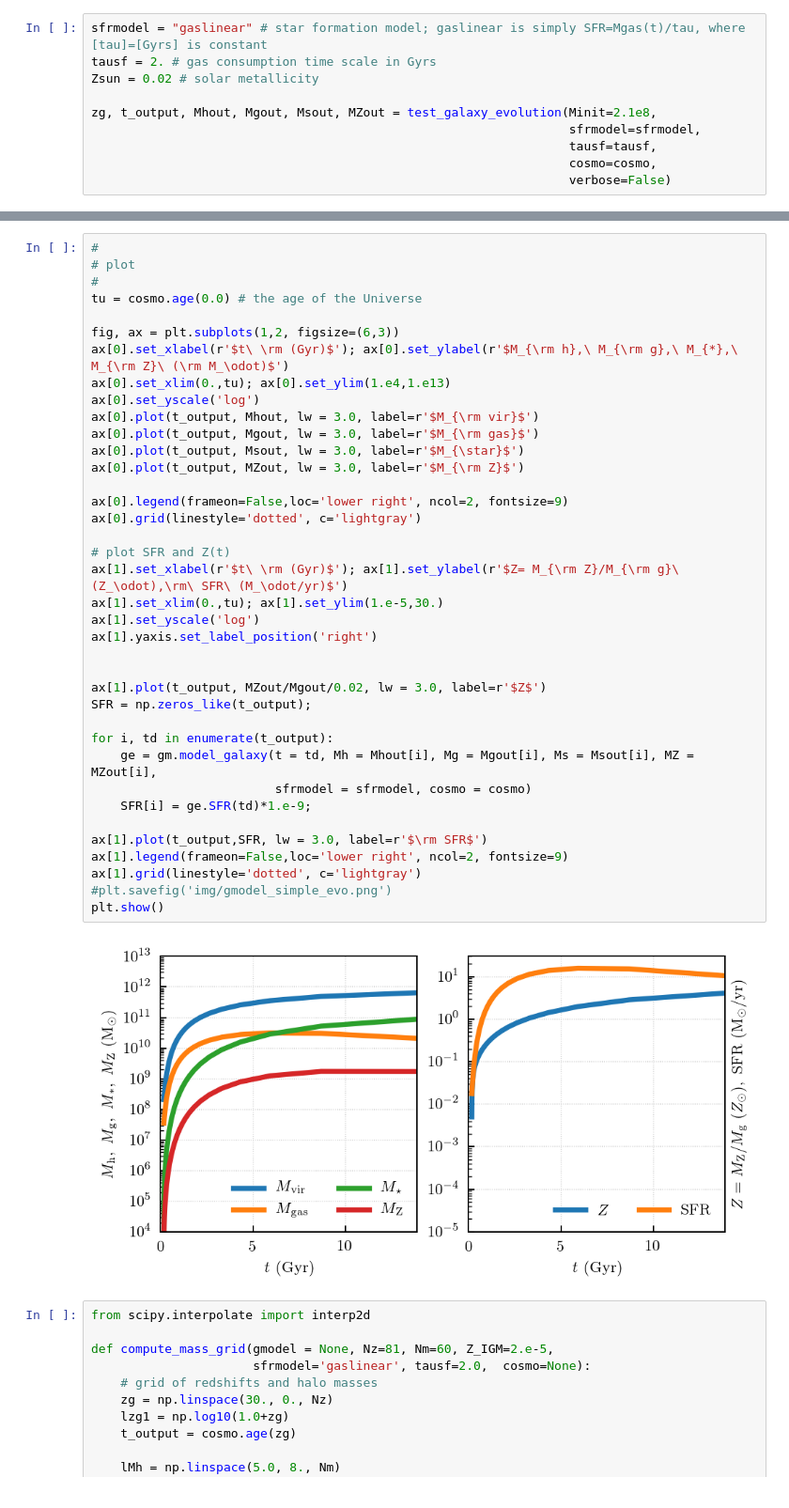
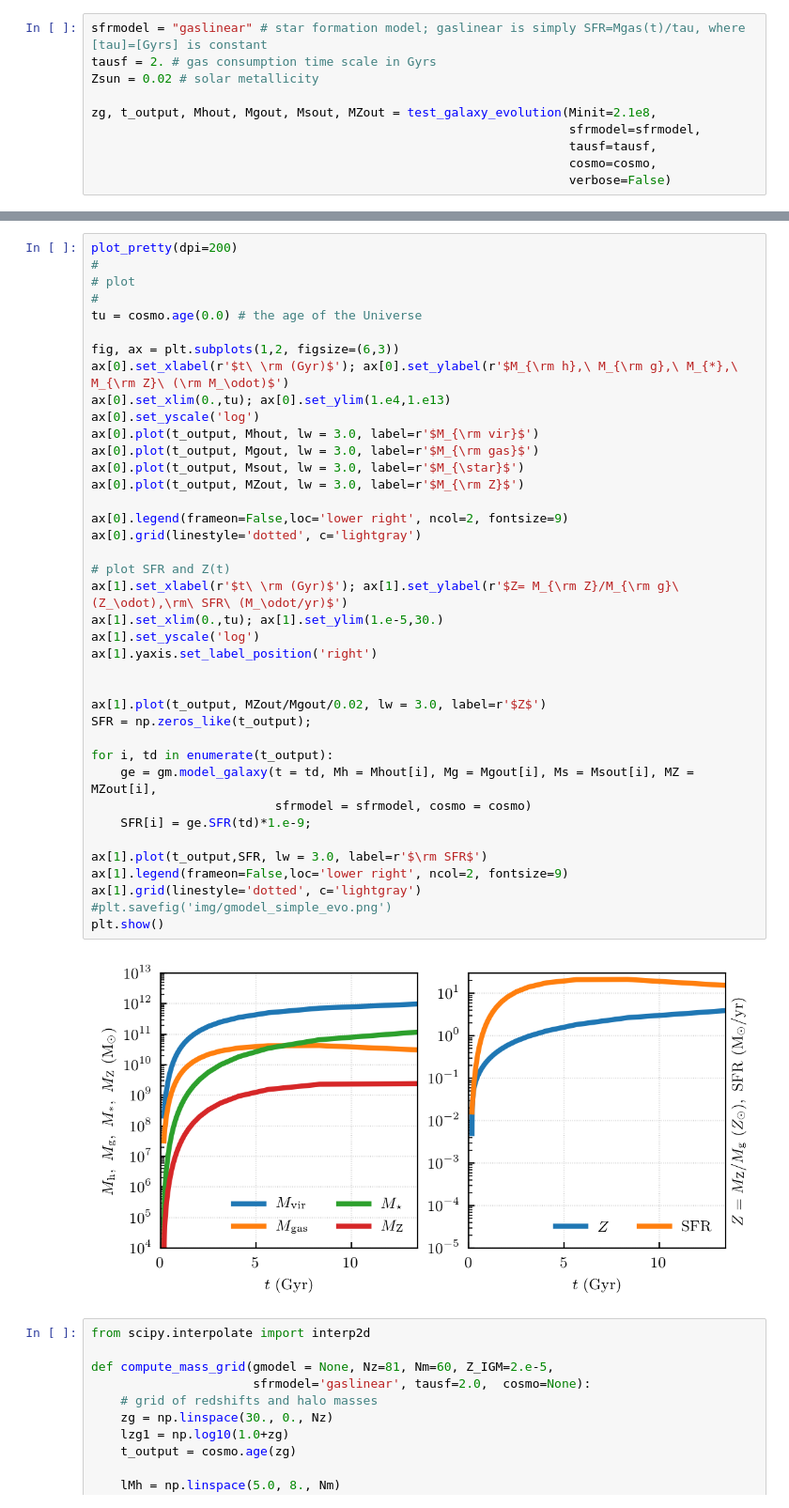
Before and after one commit to a-kravtsov/astrosoma19, a Jupyter notebook: l04_peak_profile_MAH.ipynb, the cells around one changed output, grey strips where cells are left out. Shown at 94% size. Cells and saved outputs as stored; diff of their text form.

```diff
--- a/l04_peak_profile_MAH.ipynb
+++ b/l04_peak_profile_MAH.ipynb
@@ -349,6 +352,7 @@ zg, t_output, Mhout, Mgout, Msout, MZout = test_galaxy_evolution(Minit=2.1e8,
 <img width="700" align="center" src="img/gmodel_simple_evo.png"></img>
 </center>
 # %%
+plot_pretty(dpi=200)
 #
 # plot
 #
@@ -360,34 +364,34 @@ ax[0].set_xlim(0.,tu); ax[0].set_ylim(1.e4,1.e13)
 ax[0].set_yscale('log')
 ax[0].plot(t_output, Mhout, lw = 3.0, label=r'$M_{\rm vir}$')
 ax[0].plot(t_output, Mgout, lw = 3.0, label=r'$M_{\rm gas}$')
 ax[0].plot(t_output, Msout, lw = 3.0, label=r'$M_{\star}$')
 ax[0].plot(t_output, MZout, lw = 3.0, label=r'$M_{\rm Z}$')
 
 ax[0].legend(frameon=False,loc='lower right', ncol=2, fontsize=9)
 ax[0].grid(linestyle='dotted', c='lightgray')
 
 # plot SFR and Z(t)
 ax[1].set_xlabel(r'$t\ \rm (Gyr)$'); ax[1].set_ylabel(r'$Z= M_{\rm Z}/M_{\rm g}\ (Z_\odot),\rm\ SFR\ (M_\odot/yr)$')
 ax[1].set_xlim(0.,tu); ax[1].set_ylim(1.e-5,30.)
 ax[1].set_yscale('log')
 ax[1].yaxis.set_label_position('right')
 
 
 ax[1].plot(t_output, MZout/Mgout/0.02, lw = 3.0, label=r'$Z$')
 SFR = np.zeros_like(t_output);
 
 for i, td in enumerate(t_output):
     ge = gm.model_galaxy(t = td, Mh = Mhout[i], Mg = Mgout[i], Ms = Msout[i], MZ = MZout[i],
                          sfrmodel = sfrmodel, cosmo = cosmo)
     SFR[i] = ge.SFR(td)*1.e-9;
 
 ax[1].plot(t_output,SFR, lw = 3.0, label=r'$\rm SFR$')
 ax[1].legend(frameon=False,loc='lower right', ncol=2, fontsize=9)
 ax[1].grid(linestyle='dotted', c='lightgray')
 #plt.savefig('img/gmodel_simple_evo.png')
 plt.show()
 # %% [output]
-[figure, old version]
+[figure, new version]
 # %%
 from scipy.interpolate import interp2d
 
```
Also changed, not shown: parts of 9 cells of this notebook.
